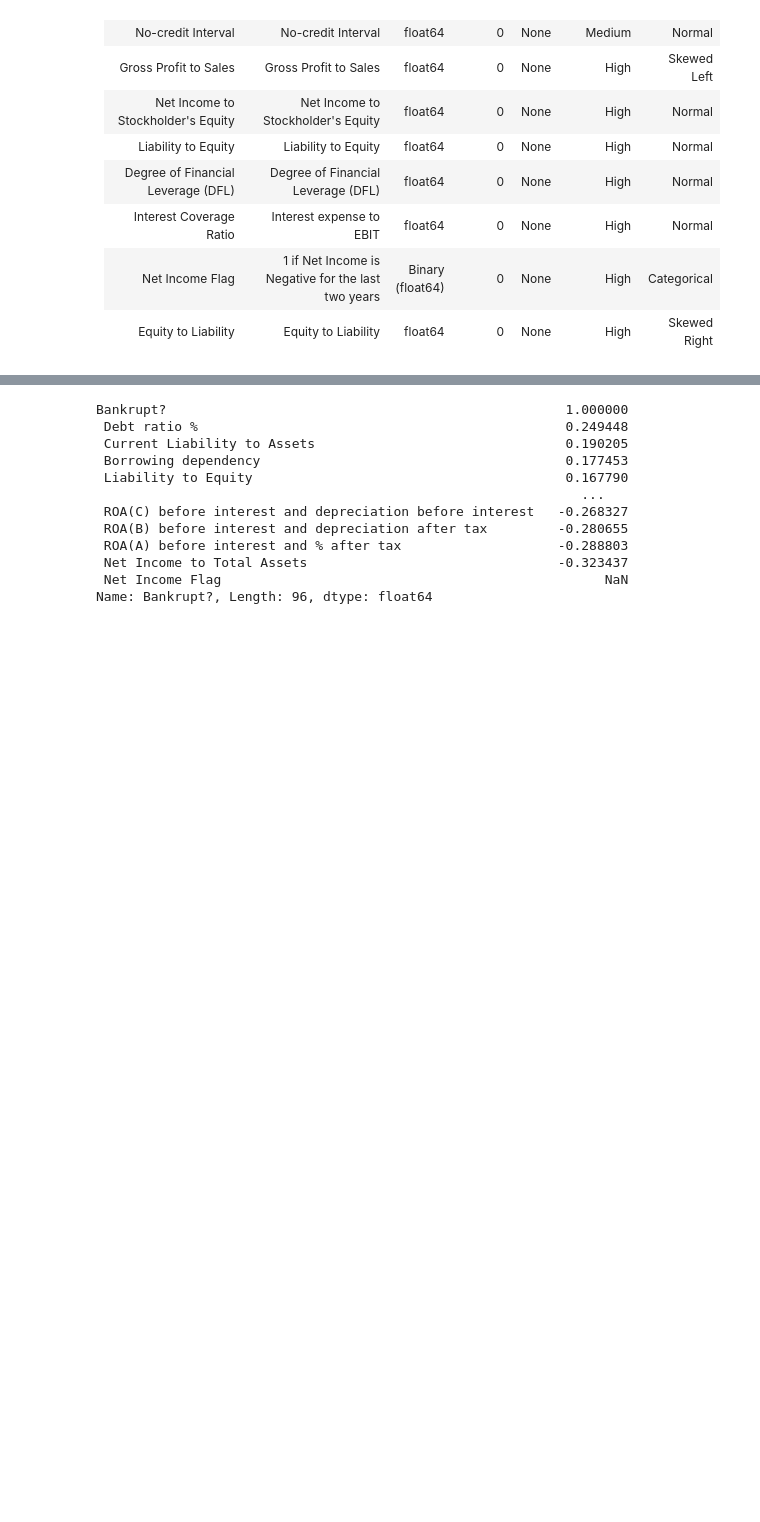
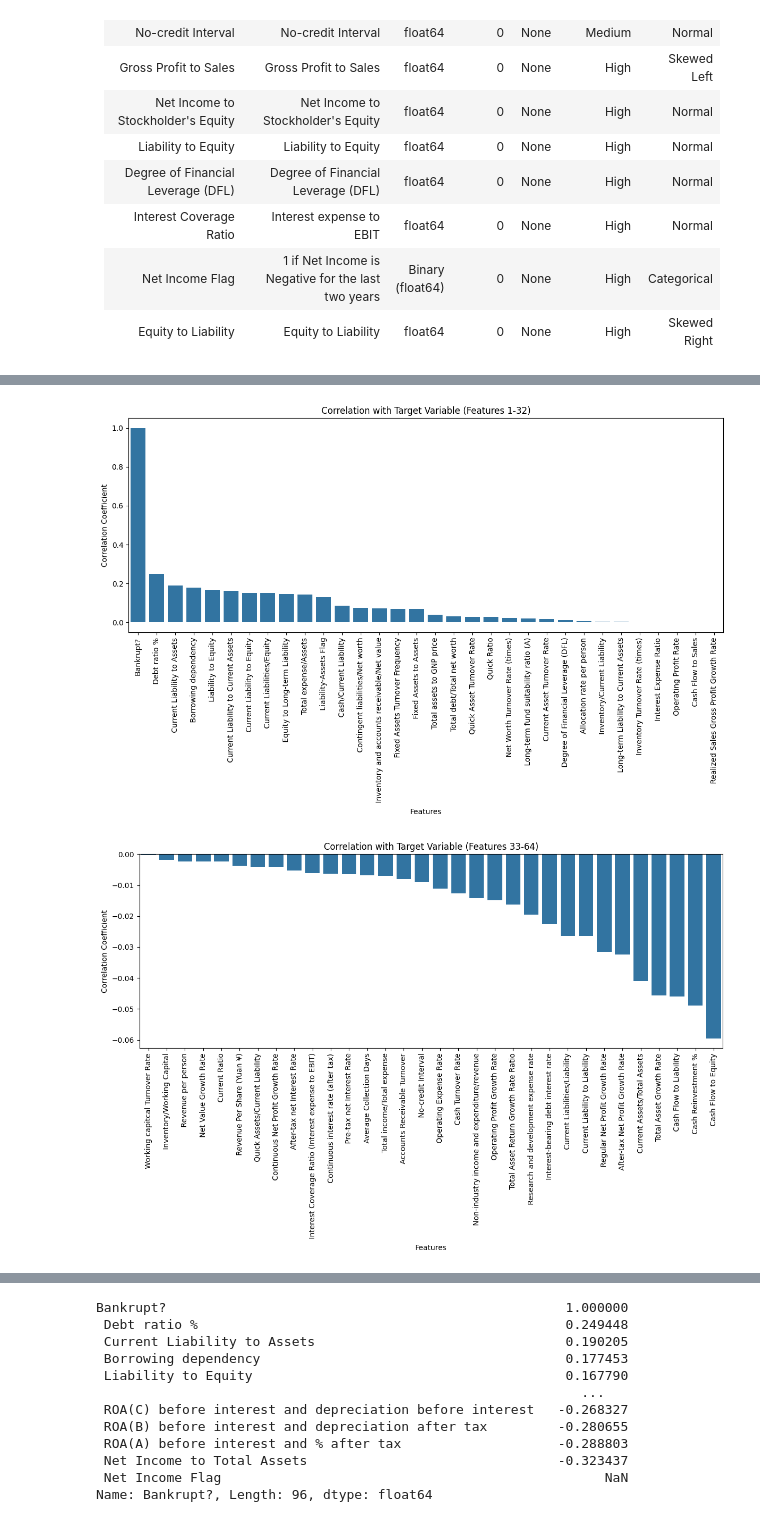
Before and after one commit to TeranG710/GORTFinal, a Jupyter notebook: bankrupt.ipynb, the cells around one changed output, grey strips where cells are left out. Cells and saved outputs as stored; diff of their text form; code cells hidden in the pictures; blank space fills up the shorter version.

Commit message:
New charts and documentation

```diff
--- a/bankrupt.ipynb
+++ b/bankrupt.ipynb
@@ -364,0 +370,39 @@ data = train_set.copy()
+# %%
+# Calculate the number of features per plot
+n_features = len(target_correlation)
+n_per_plot = n_features // 3
+remainder = n_features % 3
+
+# Plot the first group of features
+plt.figure(figsize=(12, 8))
+sns.barplot(x=target_correlation.index[:n_per_plot], y=target_correlation.values[:n_per_plot])
+plt.xticks(rotation=90)
+plt.title("Correlation with Target Variable (Features 1-{})".format(n_per_plot))
+plt.xlabel("Features")
+plt.ylabel("Correlation Coefficient")
+plt.tight_layout()  # Ensures labels fit properly
+plt.show()
+
+# Plot the second group of features
+plt.figure(figsize=(12, 8))
+sns.barplot(x=target_correlation.index[n_per_plot:2*n_per_plot],
+            y=target_correlation.values[n_per_plot:2*n_per_plot])
+plt.xticks(rotation=90)
+plt.title("Correlation with Target Variable (Features {}-{})".format(n_per_plot+1, 2*n_per_plot))
+plt.xlabel("Features")
+plt.ylabel("Correlation Coefficient")
+plt.tight_layout()
+plt.show()
+
+# Plot the third group of features (including any remainder)
+plt.figure(figsize=(12, 8))
+sns.barplot(x=target_correlation.index[2*n_per_plot:], y=target_correlation.values[2*n_per_plot:])
+plt.xticks(rotation=90)
+plt.title("Correlation with Target Variable (Features {}-{})".format(2*n_per_plot+1, n_features))
+plt.xlabel("Features")
+plt.ylabel("Correlation Coefficient")
+plt.tight_layout()
+plt.show()
+# %% [output]
+[figure, added]
+[figure, added]
```
Also changed, not shown: parts of 12 cells of this notebook.
